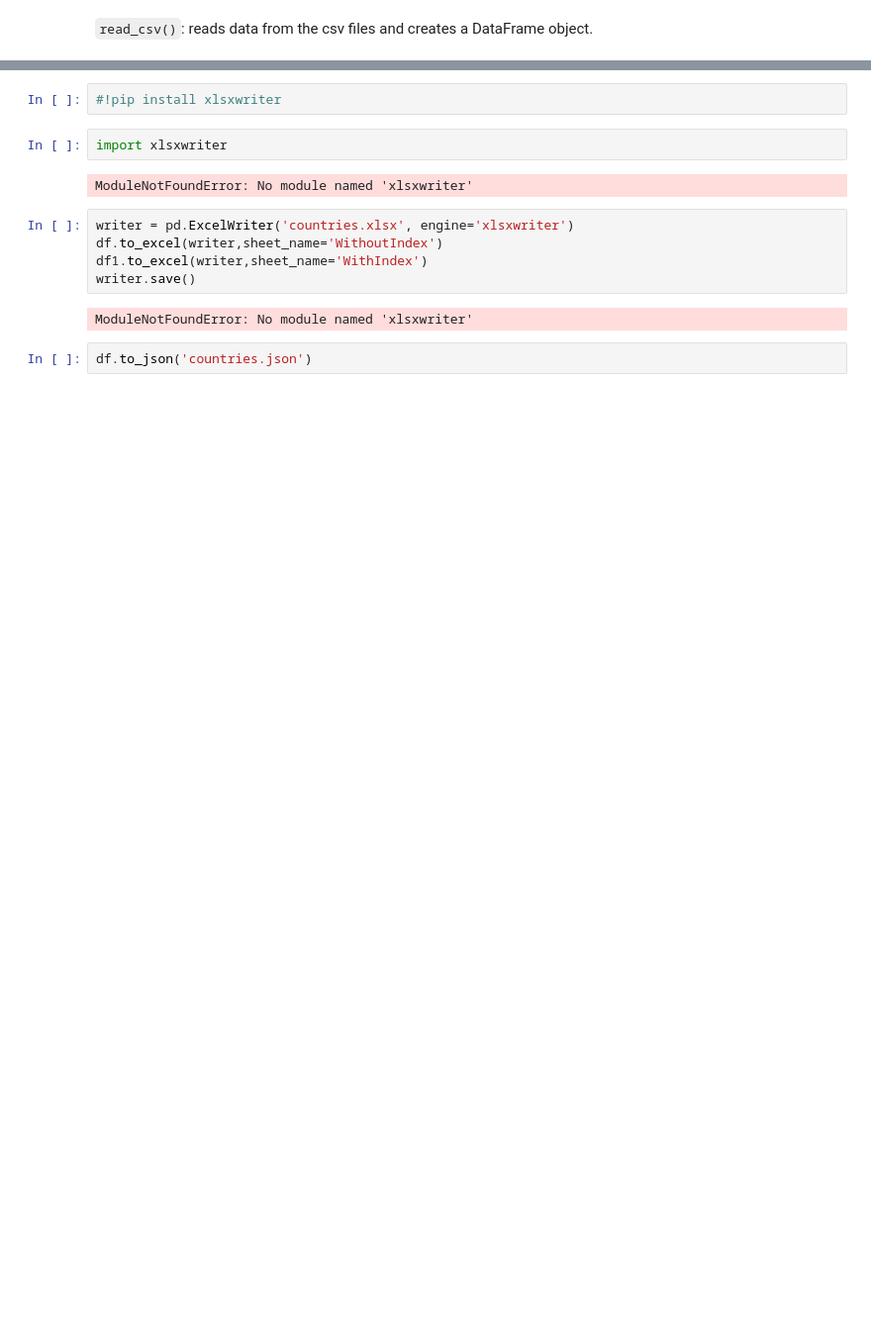
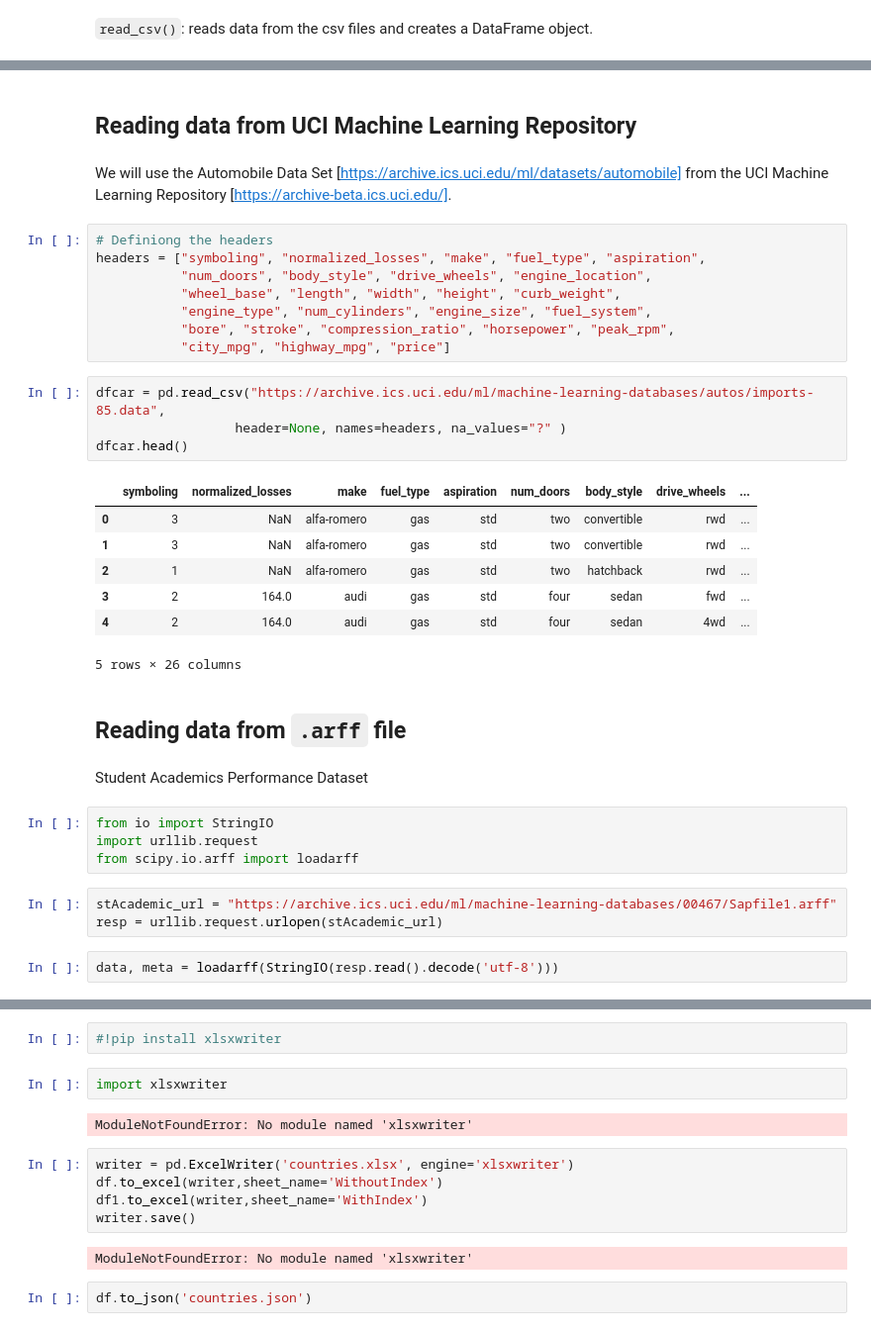
Before and after one commit to Goliath-Research/Introduction-to-Data-Science, a Jupyter notebook: 04-Introduction to Pandas/06-Input-Output.ipynb, the cells around one changed output, grey strips where cells are left out. Shown: that part at 99% size. Drawn from its saved outputs; the diff is of its cells as text; blank space fills up the shorter version.

```diff
--- a/04-Introduction to Pandas/06-Input-Output.ipynb
+++ b/04-Introduction to Pandas/06-Input-Output.ipynb
@@ -62,0 +80,37 @@ display(df1.head(2))
+# %% [markdown]
+## Reading data from UCI Machine Learning Repository
+# %% [markdown]
+We will use the Automobile Data Set [https://archive.ics.uci.edu/ml/datasets/automobile] from the UCI Machine Learning Repository [https://archive-beta.ics.uci.edu/].
+# %%
+# Definiong the headers
+headers = ["symboling", "normalized_losses", "make", "fuel_type", "aspiration",
+           "num_doors", "body_style", "drive_wheels", "engine_location",
+           "wheel_base", "length", "width", "height", "curb_weight",
+           "engine_type", "num_cylinders", "engine_size", "fuel_system",
+           "bore", "stroke", "compression_ratio", "horsepower", "peak_rpm",
+           "city_mpg", "highway_mpg", "price"]
+# %%
+dfcar = pd.read_csv("https://archive.ics.uci.edu/ml/machine-learning-databases/autos/imports-85.data",
+                  header=None, names=headers, na_values="?" )
+dfcar.head()
+# %% [output]
+|  | symboling | normalized_losses | make | fuel_type | aspiration | num_doors | body_style | drive_wheels | ... |
+| 0 | 3 | NaN | alfa-romero | gas | std | two | convertible | rwd | ... |
+| 1 | 3 | NaN | alfa-romero | gas | std | two | convertible | rwd | ... |
+| 2 | 1 | NaN | alfa-romero | gas | std | two | hatchback | rwd | ... |
+| 3 | 2 | 164.0 | audi | gas | std | four | sedan | fwd | ... |
+| 4 | 2 | 164.0 | audi | gas | std | four | sedan | 4wd | ... |
+5 rows × 26 columns
+# %% [markdown]
+## Reading data from `.arff` file
+# %% [markdown]
+Student Academics Performance Dataset
+# %%
+from io import StringIO
+import urllib.request
+from scipy.io.arff import loadarff
+# %%
+stAcademic_url = "https://archive.ics.uci.edu/ml/machine-learning-databases/00467/Sapfile1.arff"
+resp = urllib.request.urlopen(stAcademic_url)
+# %%
+data, meta = loadarff(StringIO(resp.read().decode('utf-8')))
```
Also changed, not shown: parts of 20 cells of this notebook.
